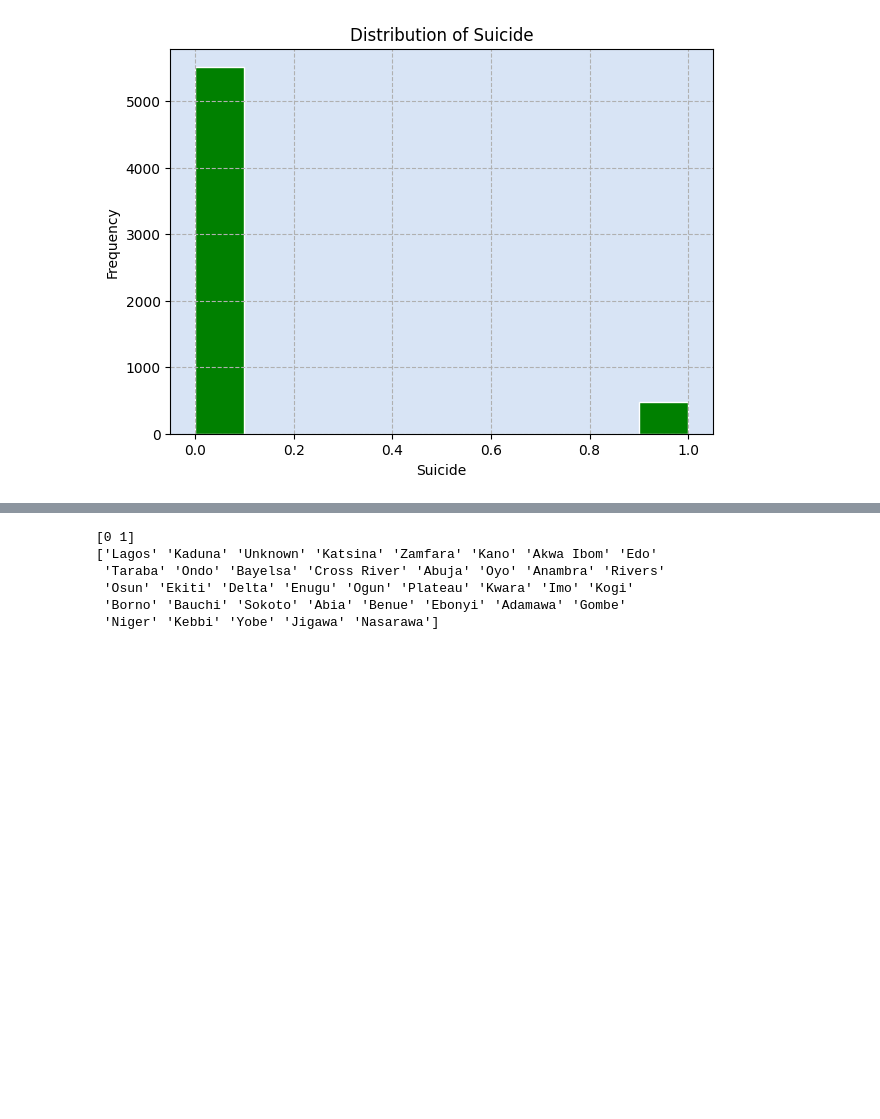
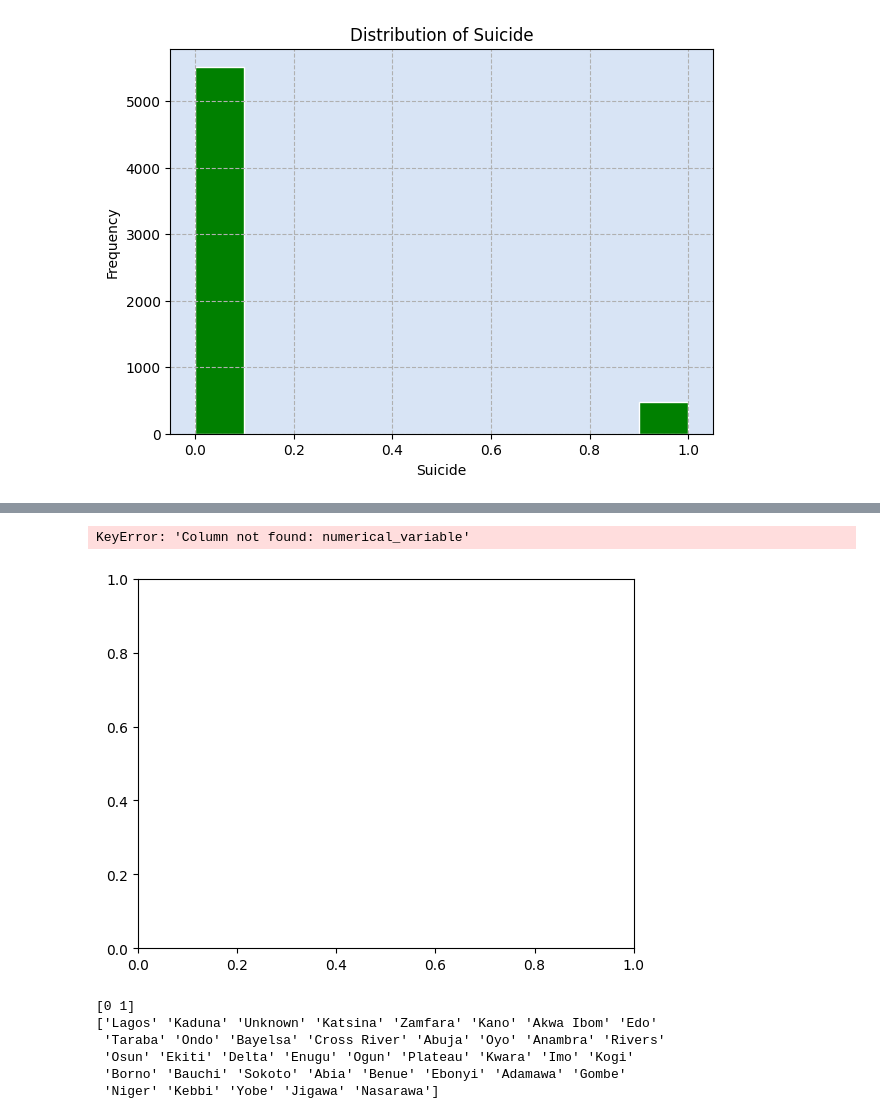
Before and after one commit to danishmeh/Project, a Jupyter notebook: omdena/3rd/terr.ipynb, the cells around one changed output, grey strips where cells are left out. Drawn from its saved outputs; the diff is of its cells as text; code cells hidden in the pictures; blank space fills up the shorter version.

```diff
--- a/omdena/3rd/terr.ipynb
+++ b/omdena/3rd/terr.ipynb
@@ -130,3 +163,22 @@ print(df['suicide'].unique())
+# %%
+# Box plot of a numerical variable for each city
+df.boxplot(column='numerical_variable', by='city')
+plt.xlabel('City')
+plt.ylabel('Numerical Variable')
+plt.title('Distribution of Numerical Variable by City')
+plt.xticks(rotation=45)
+plt.show()
+
+# Histogram of a numerical variable for a specific city
+specific_city = 'New York'
+df[df['city'] == specific_city]['numerical_variable'].plot.hist()
+plt.xlabel('Numerical Variable')
+plt.ylabel('Frequency')
+plt.title(f'Distribution of Numerical Variable in {specific_city}')
+plt.show()
+# %% [output]
+KeyError: 'Column not found: numerical_variable'
+[figure, added]
 # %%
 print(df['extended'].unique())   ## what is extended [0,1]
 print(df['provstate'].unique())
```
Also changed, not shown: parts of 5 cells of this notebook.
